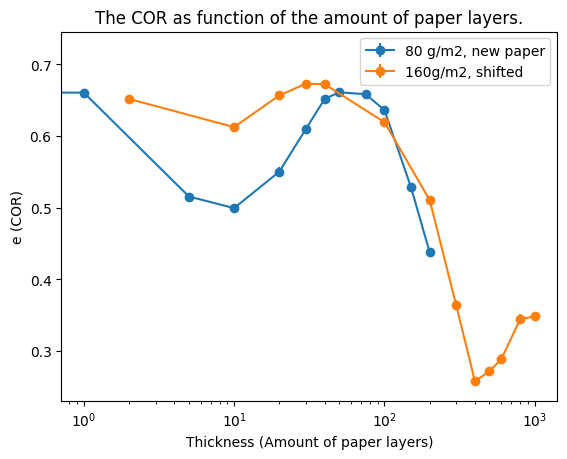
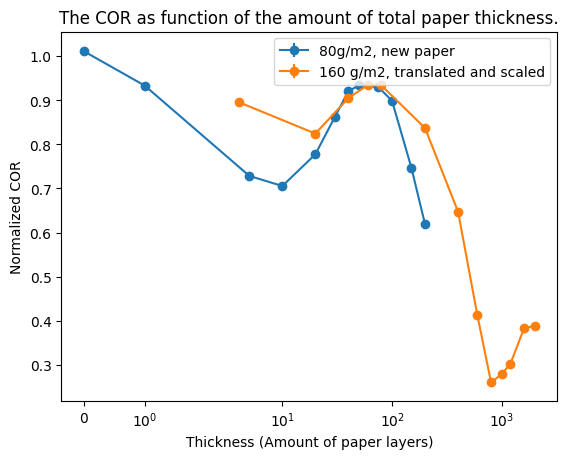
The change to this notebook cell's code, shown as a diff; its figure went from the first image to the second:
--- before
+++ after
@@ -1,8 +1,19 @@
+#plt.errorbar(Thickness_80d_unique, normalized_COR_80d, yerr = COR_err_80d, fmt = 'o-', label = '80 g/m2, scruffy paper')
+plt.errorbar(Thickness_80d_newpaper_unique, normalized_COR_80d_newpaper, yerr = COR_err_80d_newpaper, fmt = 'o-', label = '80g/m2, new paper')
+#plt.errorbar(Thickness_160d_unique, normalized_COR_160d, yerr = COR_err_160d, fmt = 'o-', label = '160 g/m2, new paper')
+plt.errorbar(Thickness_shifted_160d, COR_shifted_160d, yerr = COR_err_160d, fmt = 'o-', label = '160 g/m2, translated and scaled')
+plt.ylabel("Normalized COR")
+plt.xlabel("Thickness (Amount of paper layers)")
+plt.title("The COR as function of the amount of total paper thickness.")
+plt.xscale('symlog')
+plt.legend()
+plt.show()
 
-#plt.errorbar(Thickness_80d_unique, avg_COR_80d, yerr = COR_err_80d, fmt = 'o-', label = '80 g/m2, scruffy paper')
+
+plt.errorbar(Thickness_80d_unique, avg_COR_80d, yerr = COR_err_80d, fmt = 'o-', label = '80 g/m2, scruffy paper')
 plt.errorbar(Thickness_80d_newpaper_unique, avg_COR_80d_newpaper, yerr = COR_err_80d_newpaper, fmt = 'o-', label = '80 g/m2, new paper')
-#plt.errorbar(Thickness_160d_unique, avg_COR_160d, yerr = COR_err_160d, fmt = 'o-', label = '160g/m2, new paper')
+plt.errorbar(Thickness_160d_unique, avg_COR_160d, yerr = COR_err_160d, fmt = 'o-', label = '160g/m2, new paper')
 plt.errorbar(shifted_160d, avg_COR_160d, yerr = COR_err_160d, fmt = 'o-', label = '160g/m2, shifted')
-plt.ylabel("e (COR)")
+plt.ylabel("e (COR")
 plt.xlabel("Thickness (Amount of paper layers)")
 plt.xscale('log')

Commit: woohoo